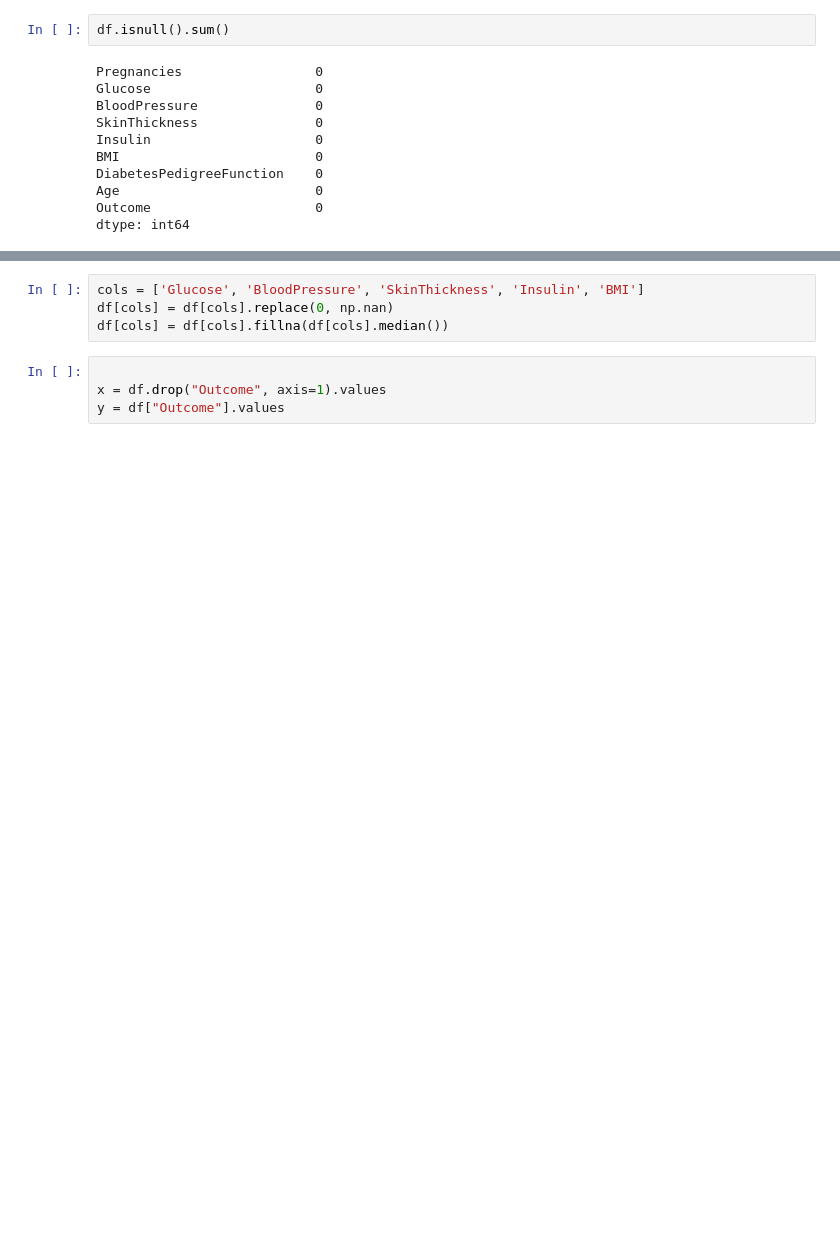
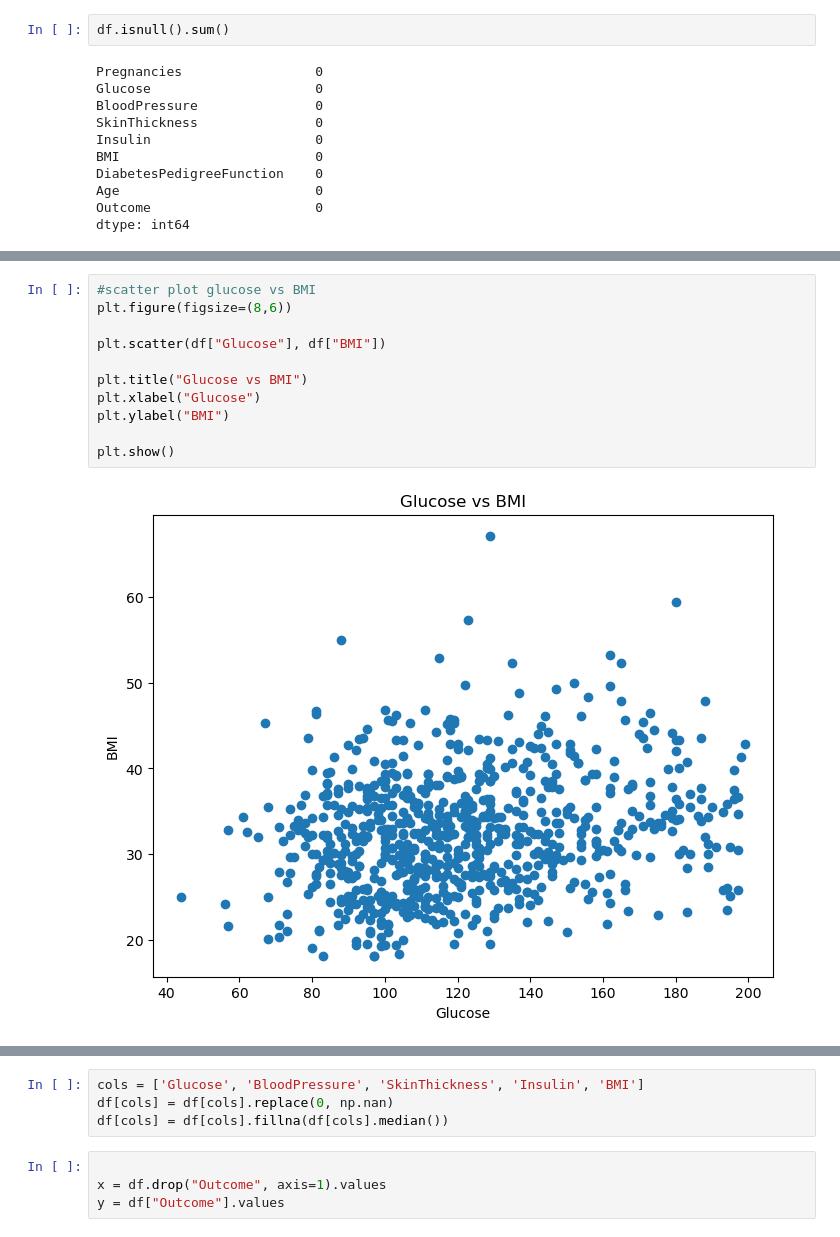
Before and after one commit to R-WEB-netizen/tutedude.4, a Jupyter notebook: diabetes_datasetknn.ipynb, the cells around one changed output, grey strips where cells are left out. Drawn from its saved outputs; the diff is of its cells as text; blank space fills up the shorter version.

```diff
--- a/diabetes_datasetknn.ipynb
+++ b/diabetes_datasetknn.ipynb
@@ -63,0 +125,13 @@ dtype: int64
+# %%
+#scatter plot glucose vs BMI
+plt.figure(figsize=(8,6))
+
+plt.scatter(df["Glucose"], df["BMI"])
+
+plt.title("Glucose vs BMI")
+plt.xlabel("Glucose")
+plt.ylabel("BMI")
+
+plt.show()
+# %% [output]
+[figure, added]
```
Also changed, not shown: parts of 17 cells of this notebook.
